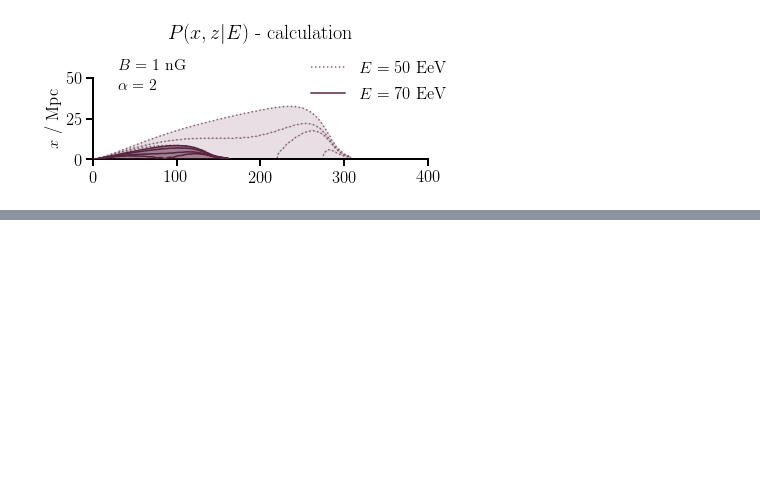
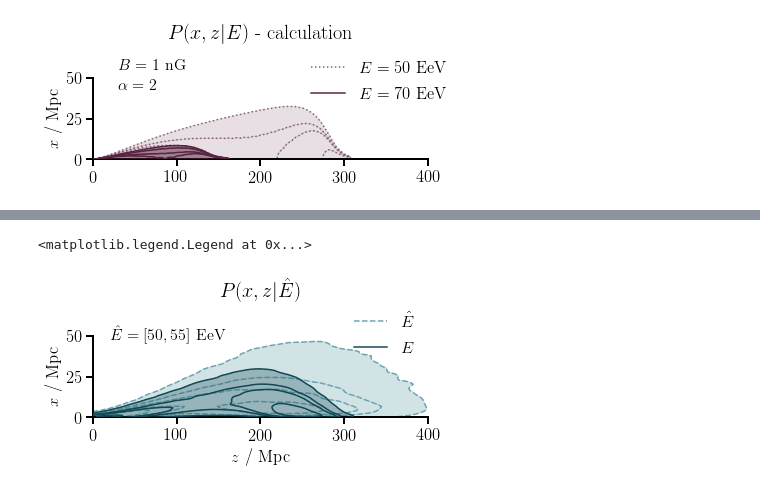
Before and after one commit to cescalara/uhecr_model, a Jupyter notebook: code_for_paper/impact_of_detection_uncertainties/horizon_visualisation/horizon_visualisation.ipynb, the cells around one changed output, grey strips where cells are left out. Cells and saved outputs as stored; diff of their text form; code cells hidden in the pictures; blank space fills up the shorter version.

```diff
--- a/code_for_paper/impact_of_detection_uncertainties/horizon_visualisation/horizon_visualisation.ipynb
+++ b/code_for_paper/impact_of_detection_uncertainties/horizon_visualisation/horizon_visualisation.ipynb
@@ -150,8 +165,8 @@ simulation = model.sampling(data = inputs, iter = 1, chains = 1,
 # %%
-from utils.stan_extract import fast_extract # should now be in
-N = 100
+from stan_utility.utils import fast_extract
+
 spec = {'omega' : (N, 3), 'omega_det' : (N, 3),
         'E' : N, 'kappa' : N, 'Earr' : N, 'Edet' : N, 'Eth_src' : N,
         'D' : N, 'D_in' : (N, 1) }
 
-chain = fast_extract(simulation, spec)
+output = fast_extract(simulation, spec)
@@ -269,0 +280,41 @@ sns.despine()
+# %%
+# Contour levels
+levels = [0.97, 0.8, 0.6, 0.3, 0.1] # as above
+l50_det = HPD_contours(z_det[0], x_det[0], levels, 50)
+
+# Prepare legend
+legend_elements = [Line2D([0], [0], color = lightblue, linestyle = '--',
+                          label = '$\hat{E}$', linewidth = 1.5),
+                  Line2D([0], [0], color = darkblue, label = '$E$',linewidth = 1.5)]
+
+# Colourmaps
+lb = ListedColormap([lightblue])
+db = ListedColormap([darkblue])
+# %%
+fig, ax = plt.subplots()
+fig.set_size_inches(6, 0.25 * 6)
+
+# Plot
+# Including detection uncertainties
+sns.kdeplot(z_det[0], x_det[0], cmap = lb, bw = [10., 1.1],
+            n_levels = l50_det, alpha = 1, linestyles = '--',
+            linewidths = 1.5, zorder = 2)
+sns.kdeplot(z_det[0], x_det[0], cmap = lb, bw = [10., 1.1],
+            n_levels = l50_det, shade = True, alpha = 0.3, zorder = 1)
+# Ignoring detection uncertainties
+sns.kdeplot(z_arr[0], x_arr[0], cmap = db, bw = [17., .7],
+            n_levels = l50, alpha = 1, linewidths = 1.5, zorder = 3)
+sns.kdeplot(z_arr[0], x_arr[0], cmap = db, bw = [17., .7],
+            n_levels = l50, shade = True, alpha = 0.3, zorder = 2)
+
+# Annotate
+ax.set_xlabel('$z$ / Mpc')
+ax.set_ylabel(r'$x$ / Mpc')
+ax.set_title(r'$P(x, z |\hat{E})$', y = 1.4)
+ax.set_xlim(0, 400)
+ax.set_ylim(0, 50)
+ax.text(20, 47.5, '$\hat{E} = [50,55]$ EeV', fontsize = 16)
+ax.legend(handles = legend_elements, bbox_to_anchor = (1., 1.45));
+# %% [output]
+<matplotlib.legend.Legend at 0x...>
+[figure, added]
```
Also changed, not shown: parts of 22 cells of this notebook.
